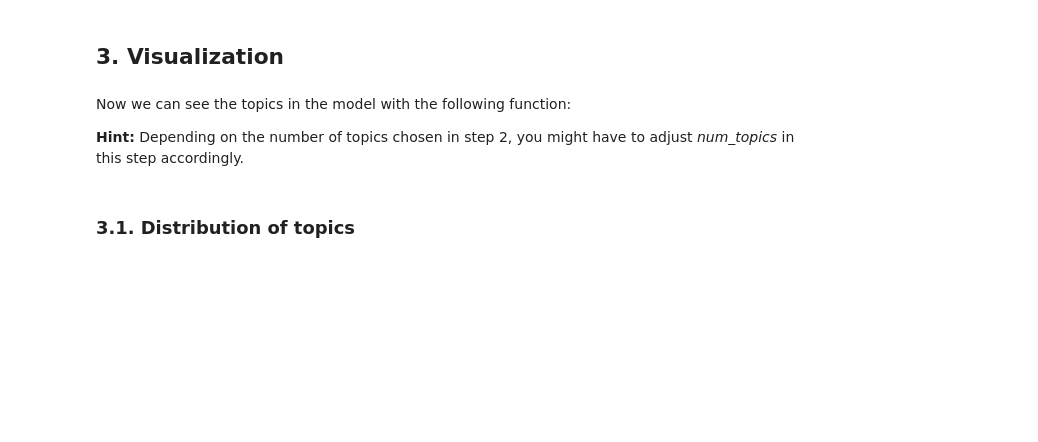
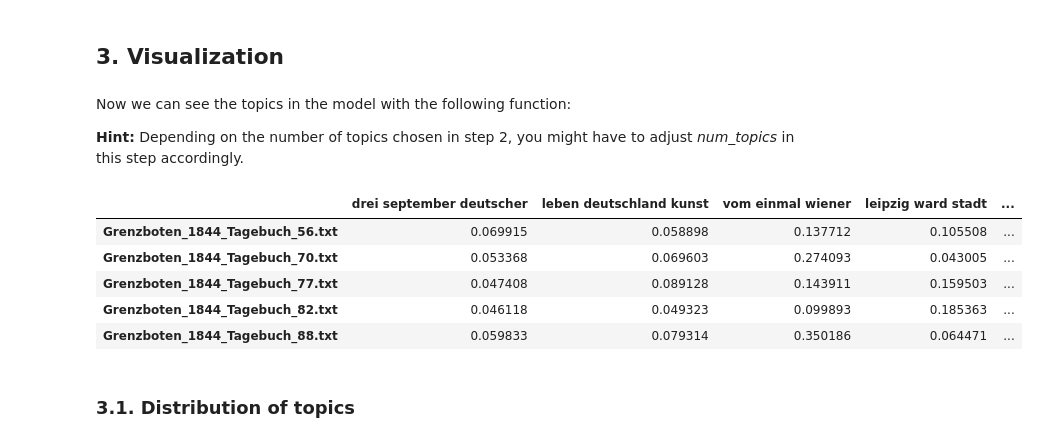
Before and after one commit to pielstroem/Topics, a Jupyter notebook: IntroducingMallet.ipynb, the cells around one changed output. Saved outputs shown, nothing was run; the diff lists cells and outputs as text; code cells hidden in the pictures; blank space fills up the shorter version.

```diff
--- a/IntroducingMallet.ipynb
+++ b/IntroducingMallet.ipynb
@@ -309,3 +320,14 @@ Now we can see the topics in the model with the following function:
+# %%
+document_topics = postprocessing.show_document_topics(topics=topics,
+                                                      doc_topics_file='tutorial_supplementals/mallet_output/doc_topics.txt')
+document_topics[:5]
+# %% [output]
+|  | drei september deutscher | leben deutschland kunst | vom einmal wiener | leipzig ward stadt | ... |
+| Grenzboten_1844_Tagebuch_56.txt | 0.069915 | 0.058898 | 0.137712 | 0.105508 | ... |
+| Grenzboten_1844_Tagebuch_70.txt | 0.053368 | 0.069603 | 0.274093 | 0.043005 | ... |
+| Grenzboten_1844_Tagebuch_77.txt | 0.047408 | 0.089128 | 0.143911 | 0.159503 | ... |
+| Grenzboten_1844_Tagebuch_82.txt | 0.046118 | 0.049323 | 0.099893 | 0.185363 | ... |
+| Grenzboten_1844_Tagebuch_88.txt | 0.059833 | 0.079314 | 0.350186 | 0.064471 | ... |
 # %% [markdown]
 ### 3.1. Distribution of topics
 # %% [markdown]
```
Also changed, not shown: parts of 12 cells of this notebook.
